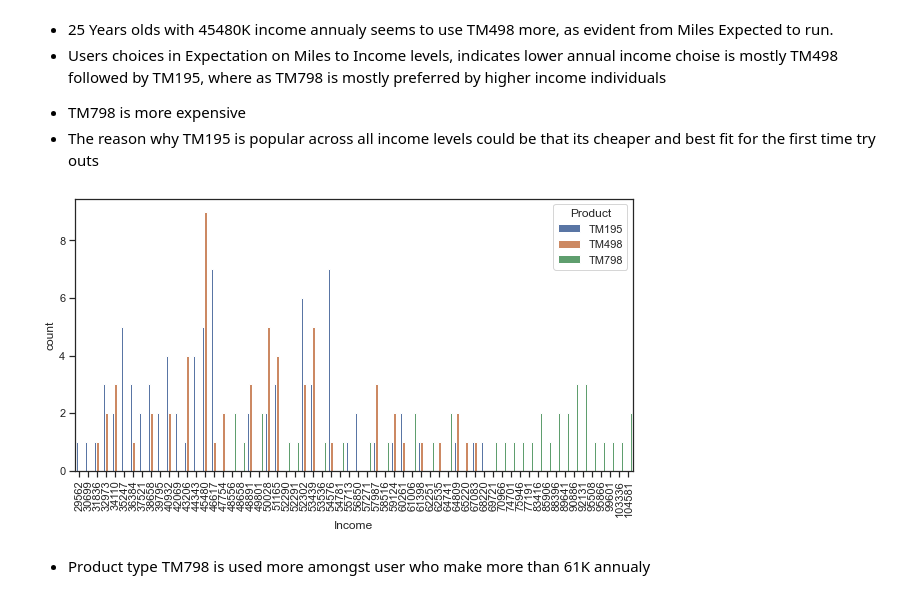
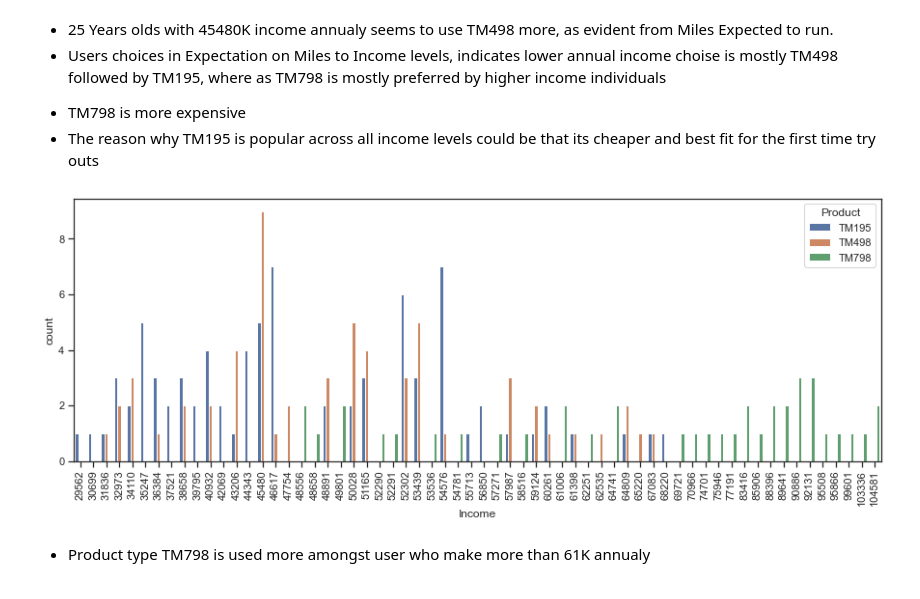
Before and after one commit to miricoder/projects, a Jupyter notebook: FAIML/Cardio_Good_Fitness_Project.ipynb, the cells around one changed output. Saved outputs shown, nothing was run; the diff lists cells and outputs as text; code cells hidden in the pictures.

```diff
--- a/FAIML/Cardio_Good_Fitness_Project.ipynb
+++ b/FAIML/Cardio_Good_Fitness_Project.ipynb
@@ -609,11 +555,11 @@ df[df['Age'] == 25].groupby('Product').median()
  - TM798 is more expensive
  - The reason why TM195 is popular across all income levels could be that its cheaper and best fit for the first time try outs
 # %%
-plt.figure(figsize=(10,5)) #Set the Figure Size for below countplot
+plt.figure(figsize=(15,5)) #Set the Figure Size for below countplot
 sns.countplot(data=df, x='Income', hue='Product')
 plt.xticks(rotation=90); #Rotate the income values for better seeing
 # %% [output]
-[figure, old version]
+[figure, new version]
 # %% [markdown]
 * Product type TM798 is used more amongst user who make more than 61K annualy
 # %% [markdown]
```
Also changed, not shown: parts of 64 cells of this notebook.
